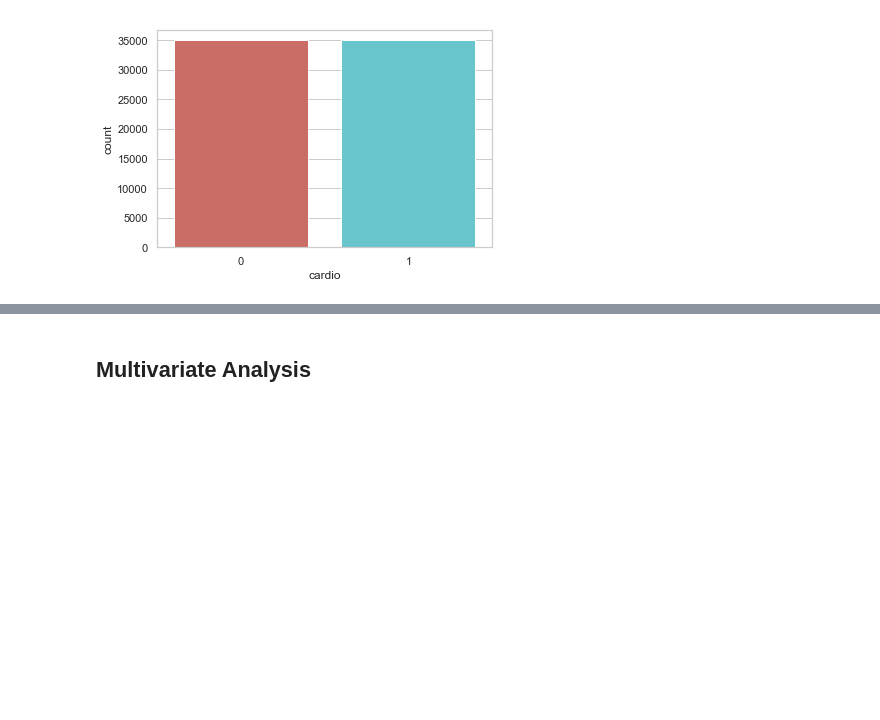
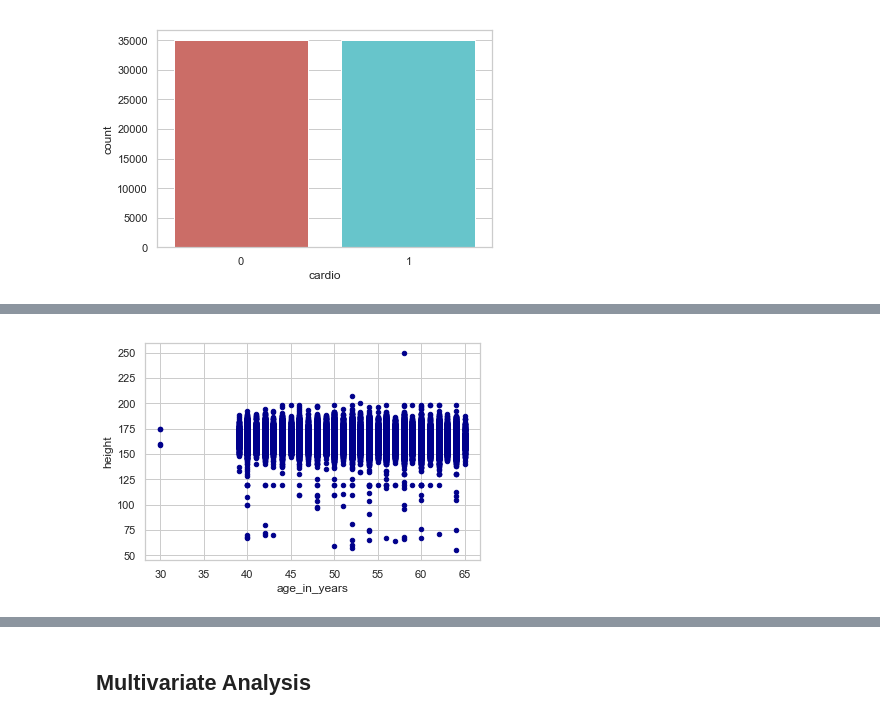
Before and after one commit to muatasimqazi/info370-final-resource, a Jupyter notebook: data_prep.ipynb, the cells around one changed output, grey strips where cells are left out. Drawn from its saved outputs; the diff is of its cells as text; code cells hidden in the pictures; blank space fills up the shorter version.

```diff
--- a/data_prep.ipynb
+++ b/data_prep.ipynb
@@ -143,0 +165,6 @@ xlabel  =  ['Underweight', "Healthy", "Overweight", "Obese"]
+# %%
+df.describe().height
+df_after = df
+ax1 = df.plot.scatter(x='age_in_years', y='height', c='DarkBlue')
+# %% [output]
+[figure, added]
```
Also changed, not shown: parts of 42 cells of this notebook.
